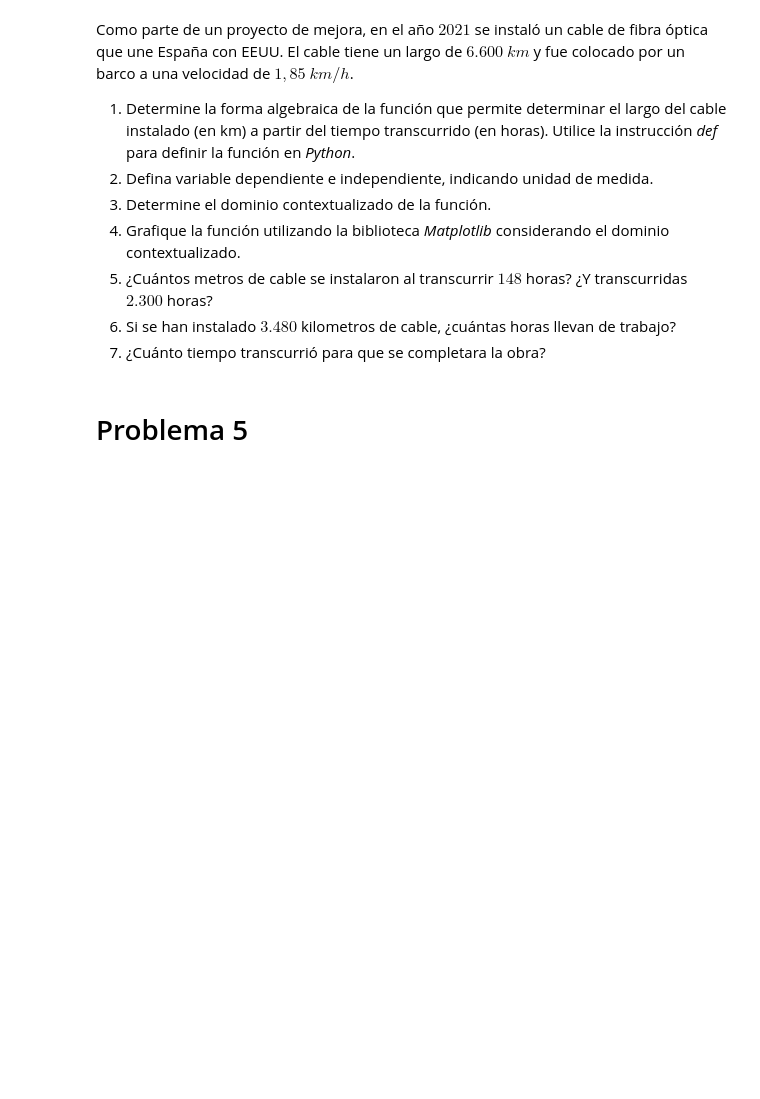
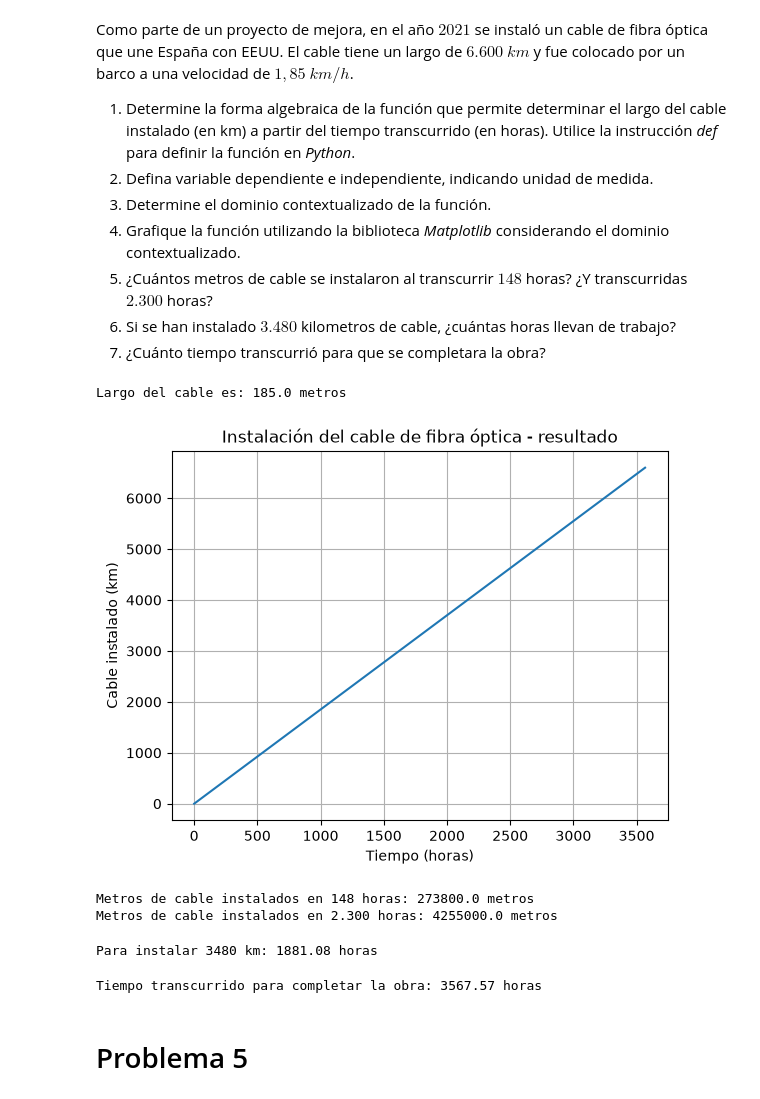
Before and after one commit to AleLagosP/Matematica-Aplicada-con-Python, a Jupyter notebook: Clase 1 - inrtroduccion/G1_Funciones.ipynb, the cells around one changed output. Drawn from its saved outputs; the diff is of its cells as text; code cells hidden in the pictures; blank space fills up the shorter version.

```diff
--- a/Clase 1 - inrtroduccion/G1_Funciones.ipynb
+++ b/Clase 1 - inrtroduccion/G1_Funciones.ipynb
@@ -98,6 +98,54 @@ Como parte de un proyecto de mejora, en el año $2021$ se instaló un cable de f
 5.   ¿Cuántos metros de cable se instalaron al transcurrir $148$ horas? ¿Y transcurridas $2.300$ horas?
 6.   Si se han instalado $3.480$ kilometros de cable, ¿cuántas horas llevan de trabajo?
 7.   ¿Cuánto tiempo transcurrió para que se completara la obra?
+# %%
+def largo_cable(tiempo):
+    return 1.85 * tiempo
+
+print("Largo del cable es:", largo_cable(100), "metros") #100 segundos
+# %% [output]
+Largo del cable es: 185.0 metros
+# %%
+import matplotlib.pyplot as plt
+def largo_cable(tiempo):
+    return 1.85 * tiempo
+
+tiempo_final = 6600 / 1.85
+
+horas = []
+kilometros = []
+
+for t in range(0, int(tiempo_final) + 1):
+    horas.append(t)
+    kilometros.append(largo_cable(t))
+
+plt.plot(horas, kilometros)
+plt.xlabel("Tiempo (horas)")
+plt.ylabel("Cable instalado (km)")
+plt.title("Instalación del cable de fibra óptica - resultado")
+plt.grid()
+plt.show()
+# %% [output]
+[figure, added]
+# %%
+cable_148 = largo_cable(148)
+cable_2300 = largo_cable(2300)
+
+print("Metros de cable instalados en 148 horas:", cable_148 * 1000, "metros")
+print("Metros de cable instalados en 2.300 horas:", cable_2300 * 1000, "metros")
+# %% [output]
+Metros de cable instalados en 148 horas: 273800.0 metros
+Metros de cable instalados en 2.300 horas: 4255000.0 metros
+# %%
+tiempo_trabajo = 3480 / 1.85
+
+print("Para instalar 3480 km:", round(tiempo_trabajo, 2), "horas")
+# %% [output]
+Para instalar 3480 km: 1881.08 horas
+# %%
+print("Tiempo transcurrido para completar la obra:", round(tiempo_final, 2), "horas")
+# %% [output]
+Tiempo transcurrido para completar la obra: 3567.57 horas
 # %% [markdown]
 # Problema 5
 # %% [markdown]
```
Also changed, not shown: parts of 5 cells of this notebook, 1 other file.
